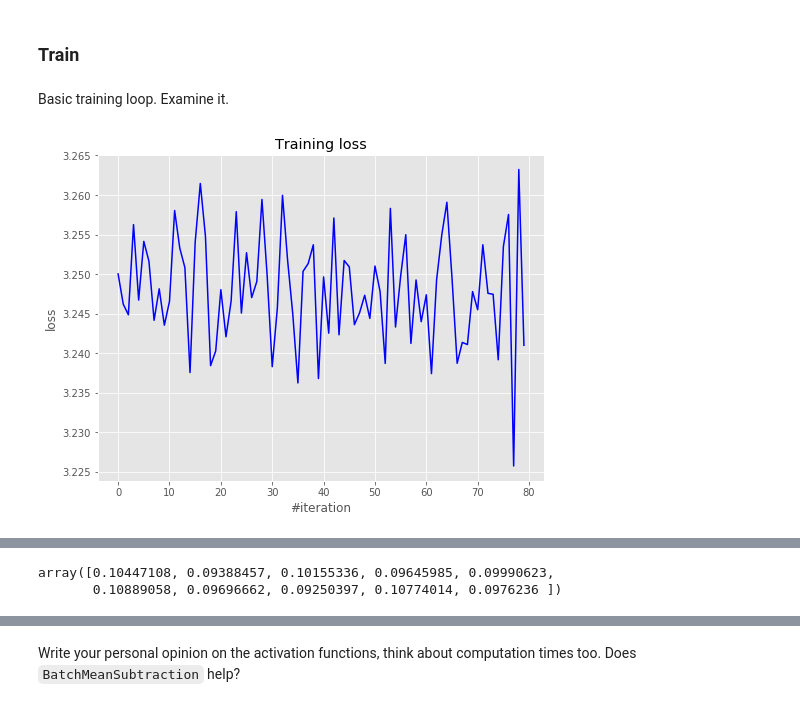
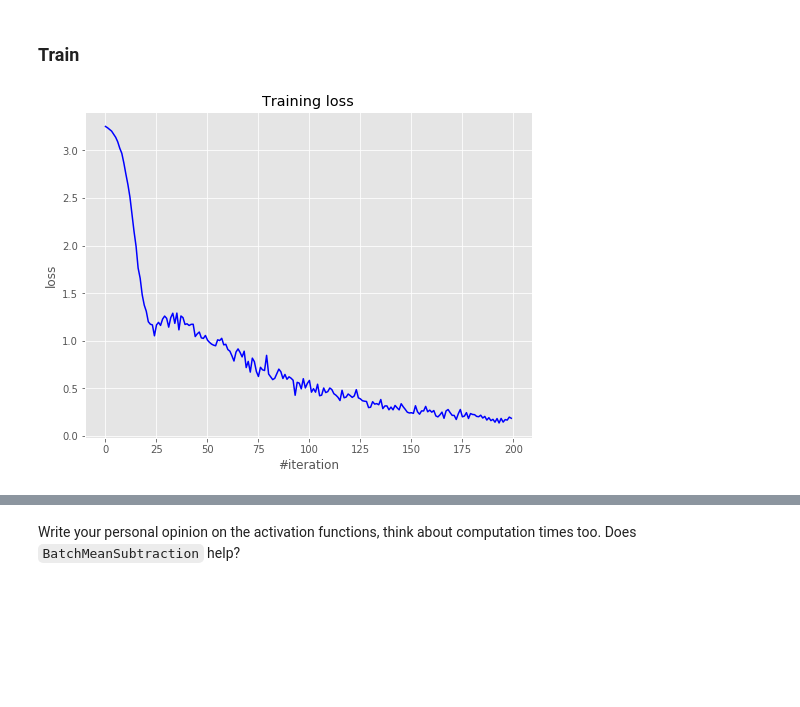
Before and after one commit to hov1417/NNHomework, a Jupyter notebook: session1/assignment2_main.ipynb, the cells around one changed output, grey strips where cells are left out. Drawn from its saved outputs; the diff is of its cells as text; code cells hidden in the pictures; blank space fills up the shorter version.

```diff
--- a/session1/assignment2_main.ipynb
+++ b/session1/assignment2_main.ipynb
@@ -271,3 +270,24 @@ Current loss: 0.002665
+# %%
+criterion = CrossEntropyCriterion()
+
+net = Sequential()
+
+net.add(Linear(2, 4))
+net.add(ReLU())
+net.add(BatchMeanSubtraction())
+
+net.add(Linear(4, 100))
+net.add(ReLU())
+net.add(BatchMeanSubtraction())
+
+net.add(Linear(100, 4))
+net.add(ReLU())
+net.add(BatchMeanSubtraction())
+
+net.add(Linear(4, 3))
+net.add(SoftMax())
+# %%
+n_epoch = 40
 # %%
 loss_history = []
 
@@ -362,3 +380,9 @@ np.random.shuffle(one_hot_y)
+# %%
+ind = np.arange(one_hot_y.shape[0])
+np.random.shuffle(ind)
+X = X[ind]
+y = y[ind]
+one_hot_y = one_hot_y[ind]
 # %%
 criterion = CrossEntropyCriterion()
 
@@ -398,49 +422,47 @@ Linear 100 -> 10
 SoftMax
 # %% [markdown]
 ### Train
-# %% [markdown]
-Basic training loop. Examine it.
 # %%
 # Iptimizer params
-optimizer_config = {'learning_rate' : 1e-2, 'momentum': 0.9}
+optimizer_config = { 'alpha': 0.001, 'b1': 0.9, 'b2': 0.999, 'eps': 1e-8 }
 optimizer_state = {}
 
 # Looping params
 n_epoch = 20
-batch_size = 50
+batch_size = 1000
 # %%
 loss_history = []
 
 for i in range(n_epoch):
-    for x_batch, y_batch in get_batches(X[:200], one_hot_y[:200], batch_size):
+    for x_batch, y_batch in get_batches(X[:10000], one_hot_y[:10000], batch_size):
         net.zeroGradParameters()
 
         # Forward
         predictions = net.forward(x_batch)
         loss = criterion.forward(predictions, y_batch)
 
         # Backward
         dp = criterion.backward(predictions, y_batch)
         net.backward(x_batch, dp)
 
         # Update weights
-        sgd_momentum(net.getParameters(),
+        adam_optimizer(net.getParameters(),
                      net.getGradParameters(),
                      optimizer_config,
                      optimizer_state)
 
         loss_history.append(loss)
 
     # Visualize
     display.clear_output(wait=True)
     plt.figure(figsize=(8, 6))
 
     plt.title("Training loss")
     plt.xlabel("#iteration")
     plt.ylabel("loss")
     plt.plot(loss_history, 'b')
     plt.show()
 
     print('Current loss: %f' % loss)
 # %% [output]
-[figure, old version]
+[figure, new version]
@@ -448,5 +469,0 @@ Current loss: 3.240991
-# %%
-net.forward(X[10])
-# %% [output]
-array([0.10447108, 0.09388457, 0.10155336, 0.09645985, 0.09990623,
-       0.10889058, 0.09696662, 0.09250397, 0.10774014, 0.0976236 ])
```
Also changed, not shown: parts of 19 cells of this notebook, 2 other files.
